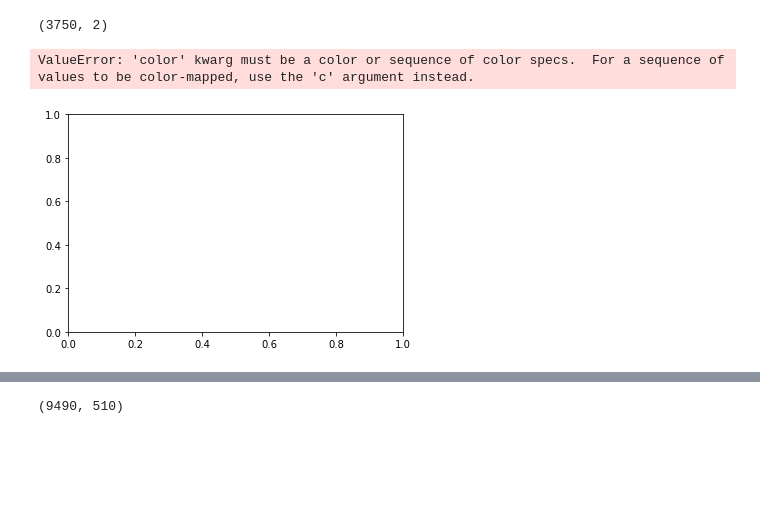
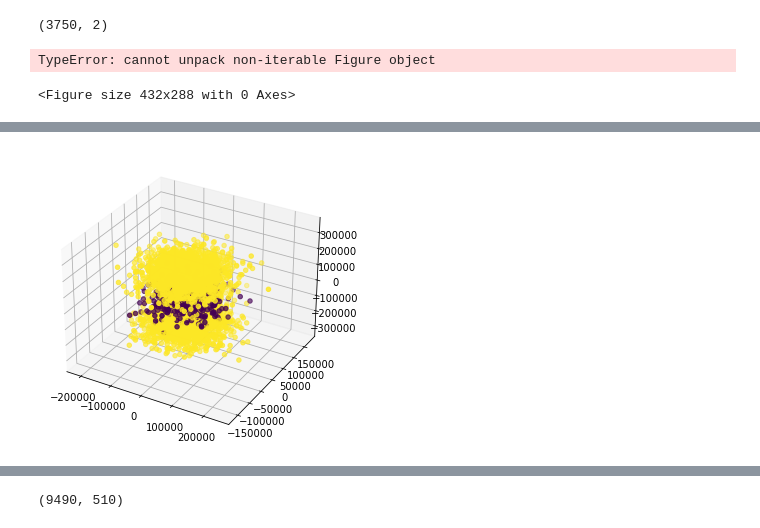
Before and after one commit to MLBartkowiakChojnacki/ML_PROJECT_2022, a Jupyter notebook: notebooks/grid-search.ipynb, the cells around one changed output, grey strips where cells are left out. Drawn from its saved outputs; the diff is of its cells as text; code cells hidden in the pictures; blank space fills up the shorter version.

Commit message:
created interactive plot

```diff
--- a/notebooks/grid-search.ipynb
+++ b/notebooks/grid-search.ipynb
@@ -26,3 +26,6 @@ data_directory = os.path.join(path[0], 'data\\raw')
 
 X = instructions.load_csv(data_directory, 'train_data')
 y = instructions.load_csv(data_directory, 'train_labels')
+# %%
+y_binar = binarize(y)
+y = pd.DataFrame(np.ravel(y_binar))
@@ -35,7 +41,22 @@ X_kpca.shape
 # %% [output]
 (3750, 2)
-# %%
-plt.scatter(X_kpca[:,0], X_kpca[:,1])
-# %% [output]
-ValueError: 'color' kwarg must be a color or sequence of color specs.  For a sequence of values to be color-mapped, use the 'c' argument instead.
-[figure, removed]
+# %%
+fig, ax = plt.figure()
+
+plt.scatter(X_kpca_2d[:,0],X_kpca_2d[:,1], c=y[0])
+# %% [output]
+TypeError: cannot unpack non-iterable Figure object
+<Figure size 432x288 with 0 Axes>
+# %%
+kpca_3d = KernelPCA(n_components=3, kernel="linear")
+X_kpca_3d = kpca_3d.fit_transform(X)
+# %%
+from mpl_toolkits.mplot3d import Axes3D
+
+fig = plt.figure()
+ax = Axes3D(fig)
+
+ax.scatter3D(X_kpca_3d[:,1],X_kpca_3d[:,2], X_kpca_3d[:,0], c=y[0])
+
+plt.show()
+# %% [output]
@@ -41,0 +64 @@ ValueError: 'color' kwarg must be a color or sequence of color specs.  For a seq
+[figure, added]
```
Also changed, not shown: parts of 5 cells of this notebook, 1 other file.
